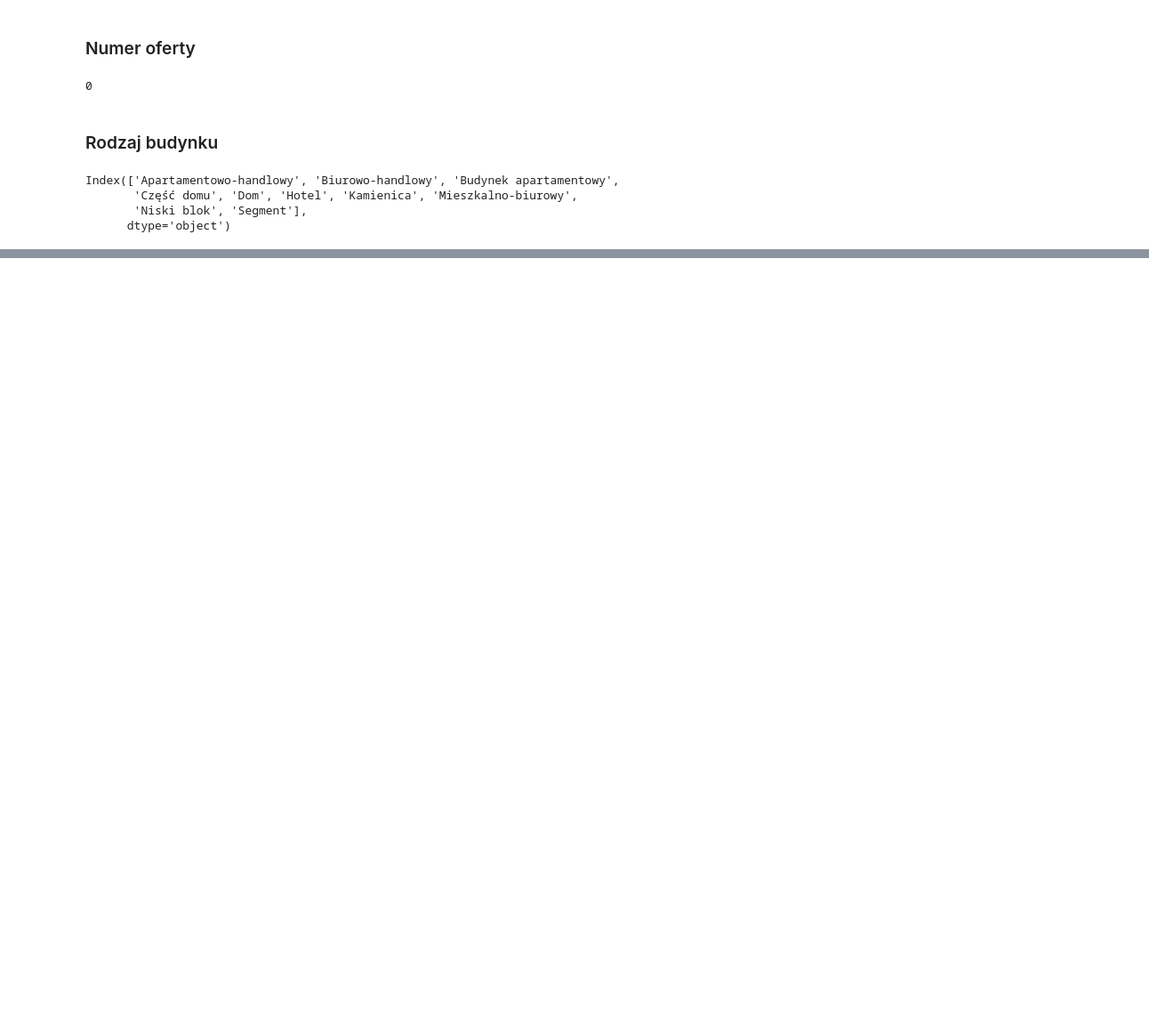
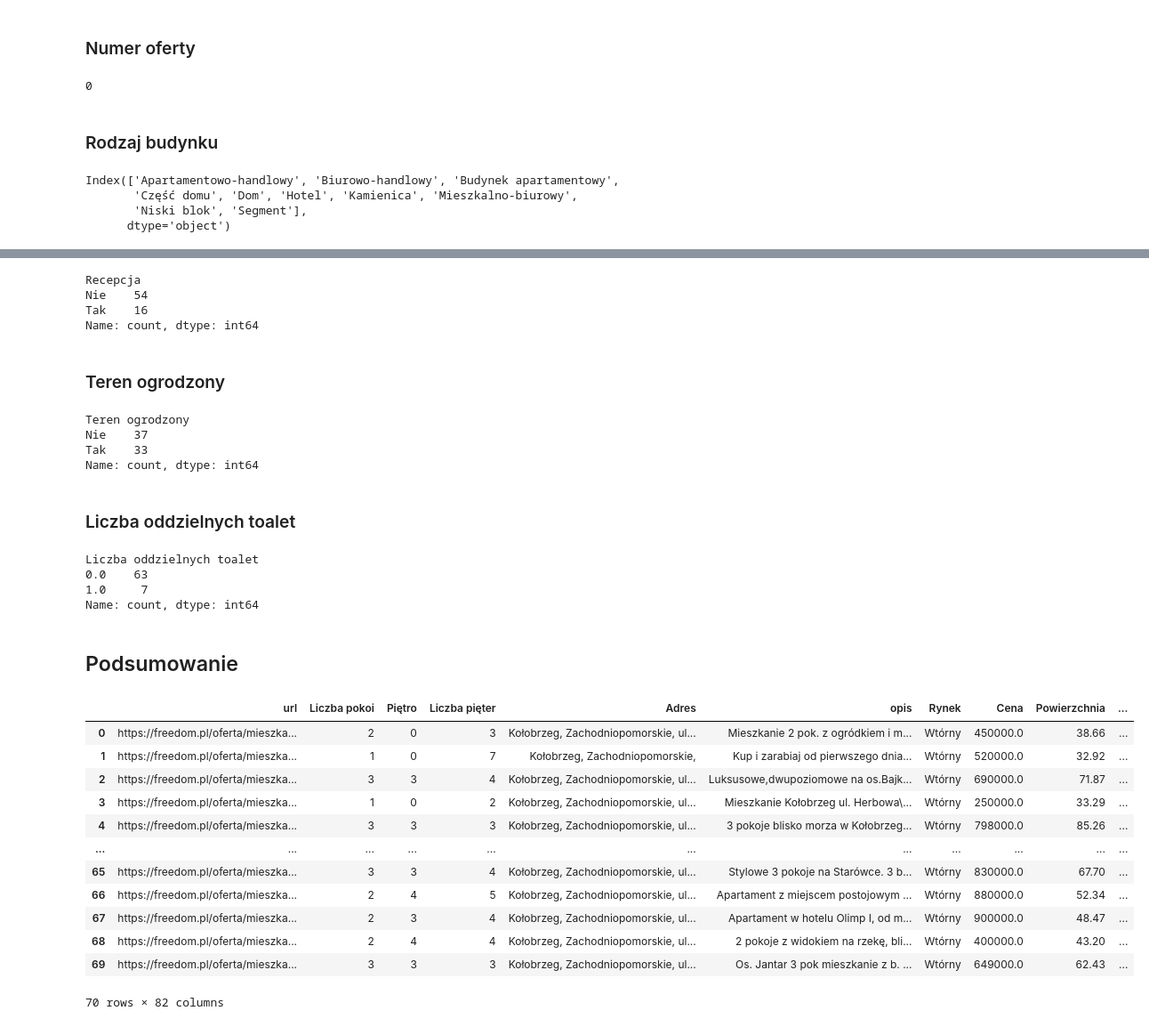
Before and after one commit to kapipapi/real-estate-analysis, a Jupyter notebook: data_cleansing.ipynb, the cells around one changed output, grey strips where cells are left out. Shown: that part at 89% size. Cells and saved outputs as stored; diff of their text form; code cells hidden in the pictures; blank space fills up the shorter version.

```diff
--- a/data_cleansing.ipynb
+++ b/data_cleansing.ipynb
@@ -144,0 +420,3 @@ Index(['Apartamentowo-handlowy', 'Biurowo-handlowy', 'Budynek apartamentowy',
+# %%
+df1["Ochrona"] = df["Ochrona"].fillna("Nie").astype('category')
+df1["Ochrona"].value_counts()
@@ -144,0 +430,46 @@ Index(['Apartamentowo-handlowy', 'Biurowo-handlowy', 'Budynek apartamentowy',
+# %%
+df1["Recepcja"] = df["Recepcja"].fillna("Nie").astype('category')
+df1["Recepcja"].value_counts()
+# %% [output]
+Recepcja
+Nie    54
+Tak    16
+Name: count, dtype: int64
+# %% [markdown]
+### Teren ogrodzony
+# %%
+df1["Teren ogrodzony"] = df["Teren ogrodzony"].fillna("Nie").astype('category')
+df1["Teren ogrodzony"].value_counts()
+# %% [output]
+Teren ogrodzony
+Nie    37
+Tak    33
+Name: count, dtype: int64
+# %% [markdown]
+### Liczba oddzielnych toalet
+# %%
+df1["Liczba oddzielnych toalet"] = df["Liczba oddzielnych toalet"].fillna(0).astype('category')
+df1["Liczba oddzielnych toalet"].value_counts()
+# %% [output]
+Liczba oddzielnych toalet
+0.0    63
+1.0     7
+Name: count, dtype: int64
+# %% [markdown]
+## Podsumowanie
+# %%
+df1
+# %% [output]
+|  | url | Liczba pokoi | Piętro | Liczba pięter | Adres | opis | Rynek | Cena | Powierzchnia | ... |
+| 0 | https://freedom.pl/oferta/mieszka... | 2 | 0 | 3 | Kołobrzeg, Zachodniopomorskie, ul... | Mieszkanie 2 pok. z ogródkiem i m... | Wtórny | 450000.0 | 38.66 | ... |
+| 1 | https://freedom.pl/oferta/mieszka... | 1 | 0 | 7 | Kołobrzeg, Zachodniopomorskie, | Kup i zarabiaj od pierwszego dnia... | Wtórny | 520000.0 | 32.92 | ... |
+| 2 | https://freedom.pl/oferta/mieszka... | 3 | 3 | 4 | Kołobrzeg, Zachodniopomorskie, ul... | Luksusowe,dwupoziomowe na os.Bajk... | Wtórny | 690000.0 | 71.87 | ... |
+| 3 | https://freedom.pl/oferta/mieszka... | 1 | 0 | 2 | Kołobrzeg, Zachodniopomorskie, ul... | Mieszkanie Kołobrzeg ul. Herbowa\... | Wtórny | 250000.0 | 33.29 | ... |
+| 4 | https://freedom.pl/oferta/mieszka... | 3 | 3 | 3 | Kołobrzeg, Zachodniopomorskie, ul... | 3 pokoje blisko morza w Kołobrzeg... | Wtórny | 798000.0 | 85.26 | ... |
+| ... | ... | ... | ... | ... | ... | ... | ... | ... | ... | ... |
+| 65 | https://freedom.pl/oferta/mieszka... | 3 | 3 | 4 | Kołobrzeg, Zachodniopomorskie, ul... | Stylowe 3 pokoje na Starówce. 3 b... | Wtórny | 830000.0 | 67.70 | ... |
+| 66 | https://freedom.pl/oferta/mieszka... | 2 | 4 | 5 | Kołobrzeg, Zachodniopomorskie, ul... | Apartament z miejscem postojowym ... | Wtórny | 880000.0 | 52.34 | ... |
+| 67 | https://freedom.pl/oferta/mieszka... | 2 | 3 | 4 | Kołobrzeg, Zachodniopomorskie, ul... | Apartament w hotelu Olimp I, od m... | Wtórny | 900000.0 | 48.47 | ... |
+| 68 | https://freedom.pl/oferta/mieszka... | 2 | 4 | 4 | Kołobrzeg, Zachodniopomorskie, ul... | 2 pokoje z widokiem na rzekę, bli... | Wtórny | 400000.0 | 43.20 | ... |
+| 69 | https://freedom.pl/oferta/mieszka... | 3 | 3 | 3 | Kołobrzeg, Zachodniopomorskie, ul... | Os. Jantar 3 pok mieszkanie z b. ... | Wtórny | 649000.0 | 62.43 | ... |
+70 rows × 82 columns
```
Also changed, not shown: parts of 42 cells of this notebook, 1 other file.
